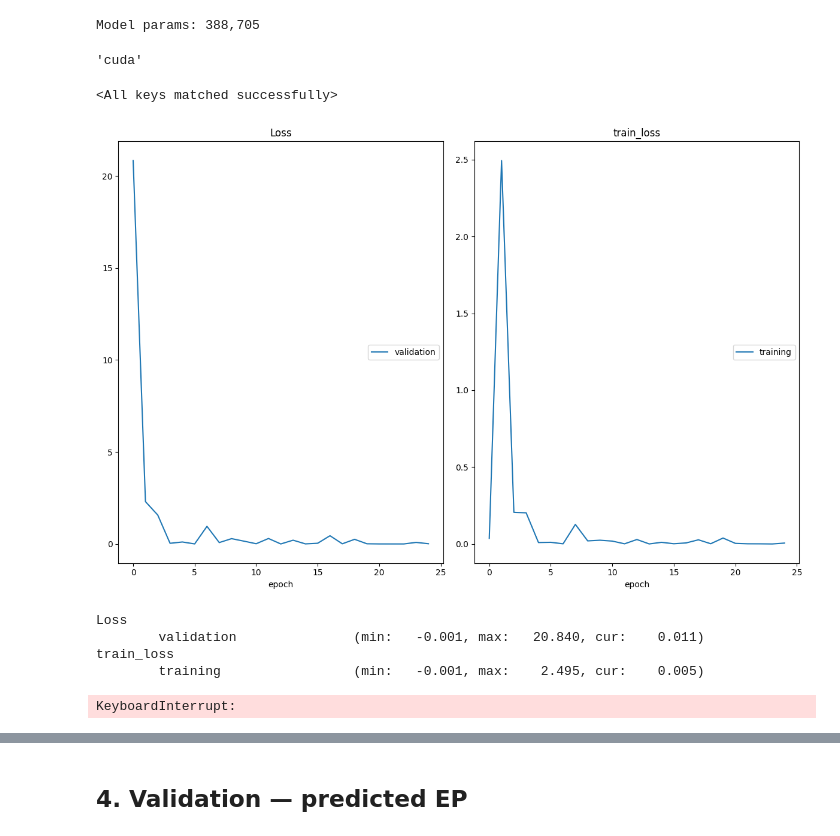
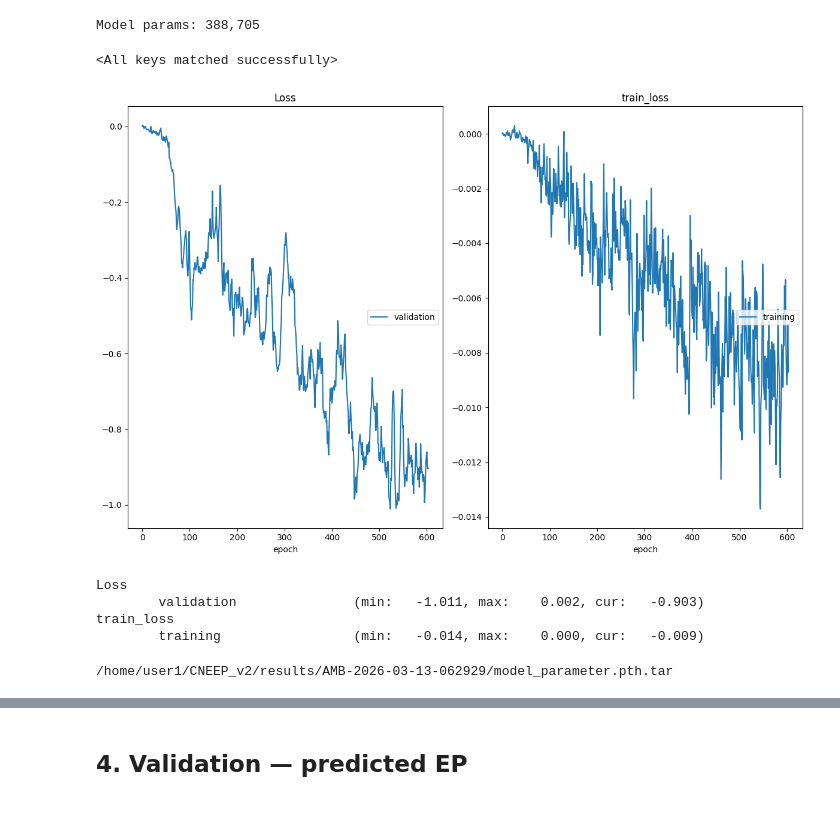
Before and after one commit to 2DHvN/CNEEP_v2, a Jupyter notebook: notebooks/AMB_1D.ipynb, the cells around one changed output, grey strips where cells are left out. Saved outputs shown, nothing was run; the diff lists cells and outputs as text; code cells hidden in the pictures.

```diff
--- a/notebooks/AMB_1D.ipynb
+++ b/notebooks/AMB_1D.ipynb
@@ -35,9 +36,9 @@ hello
 opt = Namespace()
 
 # dataset parameter
-n_seeds = 100
+n_seeds = 1000
 n_steps = 1000
-burn_in = 1000
+burn_in = 10000
 skip      = 1
 init_mode = "wall"
 init_type = "wall"
@@ -53,16 +54,16 @@ opt.positional  = False
 opt.latent_size = 10
 
 # training
-opt.n_iter           = 300
-opt.train_batch_size = 2048
+opt.n_iter           = 3000
+opt.train_batch_size = 8192
 opt.test_batch_size  = 4096
 opt.video_batch_size = 256
 opt.n_hidden         = 512
-opt.lr               = 1e-2
+opt.lr               = 1e-3
 opt.wd               = 1e-3
 opt.scalar           = 1
-opt.input_scalar     = 1e2
-opt.loss_scalar      = 1e1
+opt.input_scalar     = 1
+opt.loss_scalar      = 1e2
 opt.clip_norm        = 1
 
 opt.record_freq = 1000
@@ -74,8 +75,8 @@ opt.n_channel   = 32
 opt.input_shape = (512,)    # AMB grid size
 opt.M           = n_seeds           # single trajectory
 opt.L           = n_steps
-opt.M_test      = 10
-opt.L_test      = 1000
+opt.M_test      = 1
+opt.L_test      = 10000
 opt.seq_len     = 2
 opt.time_step   = 0.01       # dt
 
@@ -232,63 +268,78 @@ print(f"Model params: {sum(p.numel() for p in model.parameters()):,}")
 Model params: 388,705
 # %%
 opt.device
+opt.n_iter = 2000
-# %% [output]
-'cuda'
 # %%
 # use saved one
 # model.load_state_dict(
 #     torch.load('drive/MyDrive/CNEEP_v2/results/AMB-2026-03-07-033430')['state_dict'])
 model.load_state_dict(
-    torch.load('drive/MyDrive/CNEEP_v2/results/AMB-2026-03-07-060933/model_parameter.pth.tar')['state_dict'])
+    torch.load('CNEEP_v2/results/AMB-2026-03-11-064117/model_parameter.pth.tar')['state_dict'])
 # %% [output]
 <All keys matched successfully>
+# %%
+opt.lr = 1e-7
+opt.n_iter = 1000
 # %%
 #
 # Training loop
 #
-!pip install livelossplot
+# !pip install livelossplot
 from livelossplot import PlotLosses
+smoothing = 0.5
 
 liveloss = PlotLosses()
 
+smooth_train_loss = None
+smooth_valid_loss = None
 train_losses = []
 R_values     = []
 valid_losses = []
 best_valid_loss = float('inf')
 
 for i in tqdm(range(1, opt.n_iter + 1)):
     train_loss, R_value = train(
         opt, model, optim, train_video, train_sampler, transform)
     train_losses.append(train_loss)
     R_values.append(R_value)
 
     _, _, valid_loss = validate(
         opt, model, test_video, test_sampler, transform)
     valid_losses.append(valid_loss)
 
     # live train loss
-    liveloss.update({'train_loss': train_loss, 'val_loss': valid_loss})
+    if smooth_train_loss is None or smooth_valid_loss is None:
+        smooth_train_loss = train_loss
+        smooth_valid_loss = valid_loss
+    else:
+        smooth_train_loss = smoothing * smooth_train_loss + (1 - smoothing) * train_loss
+        smooth_valid_loss = smoothing * smooth_valid_loss + (1 - smoothing) * valid_loss
+
+    liveloss.update({'train_loss': smooth_train_loss, 'val_loss': smooth_valid_loss})
     liveloss.send()
 
     if valid_loss < best_valid_loss:
         best_valid_loss = valid_loss
         state = {
             'epoch': i,
             'settings': opt.__dict__,
             'state_dict': model.state_dict(),
             'optimizer': optim.state_dict(),
         }
         torch.save(state, current_checkpoint_path)
 
-model.load_state_dict(
-    torch.load(current_checkpoint_path)['state_dict'])
+# model.load_state_dict(
+#     torch.load(current_checkpoint_path)['state_dict'])
 # %% [output]
-[figure, old version]
+[figure, new version]
 Loss
-        validation               (min:   -0.001, max:   20.840, cur:    0.011)
+        validation               (min:   -1.011, max:    0.002, cur:   -0.903)
 train_loss
-        training                 (min:   -0.001, max:    2.495, cur:    0.005)
+        training                 (min:   -0.014, max:    0.000, cur:   -0.009)
-KeyboardInterrupt:
+# %%
+print(current_checkpoint_path)
+# %% [output]
+/home/user1/CNEEP_v2/results/AMB-2026-03-13-062929/model_parameter.pth.tar
 # %%
 #
 # Training curves
```
Also changed, not shown: parts of 18 cells of this notebook.
